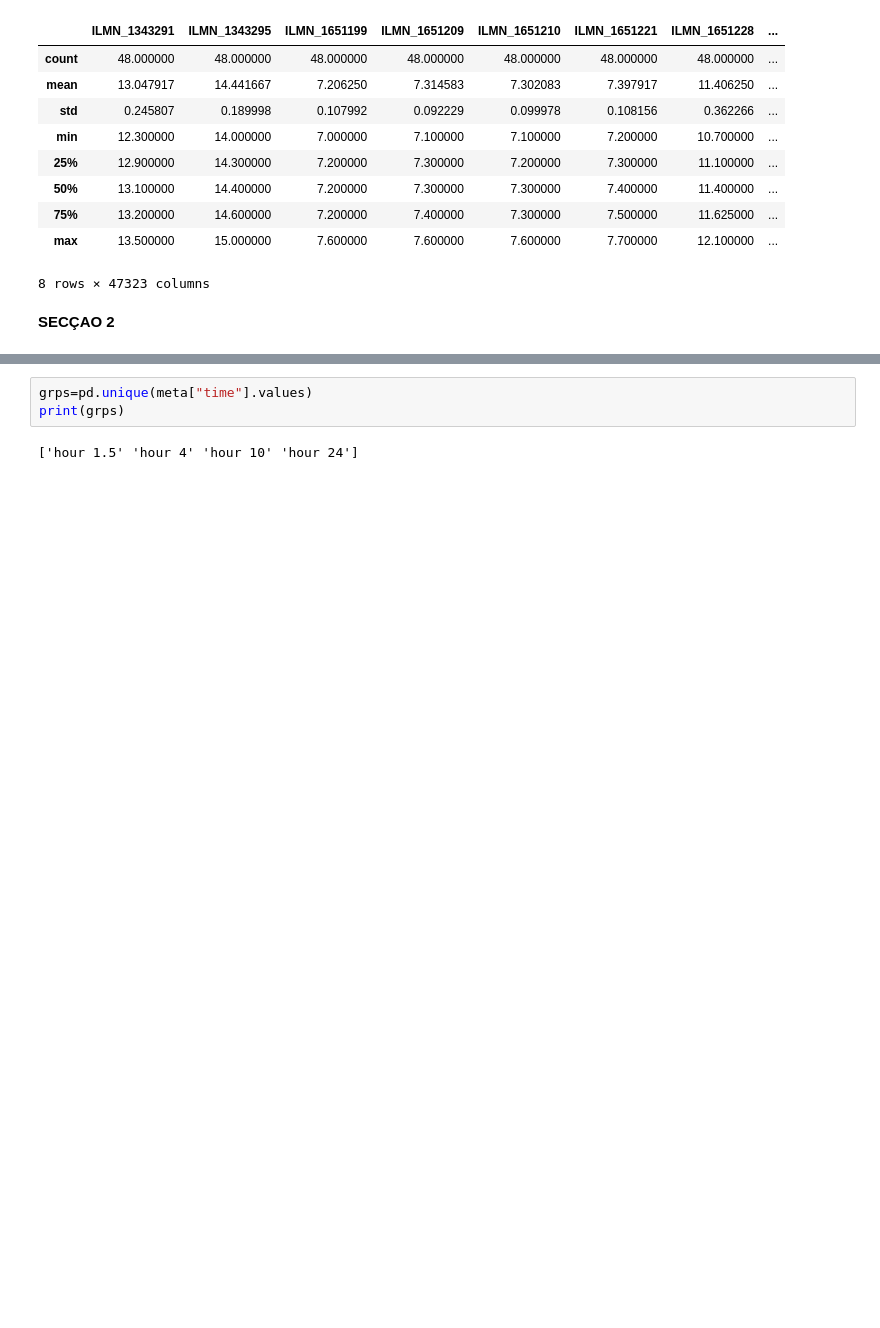
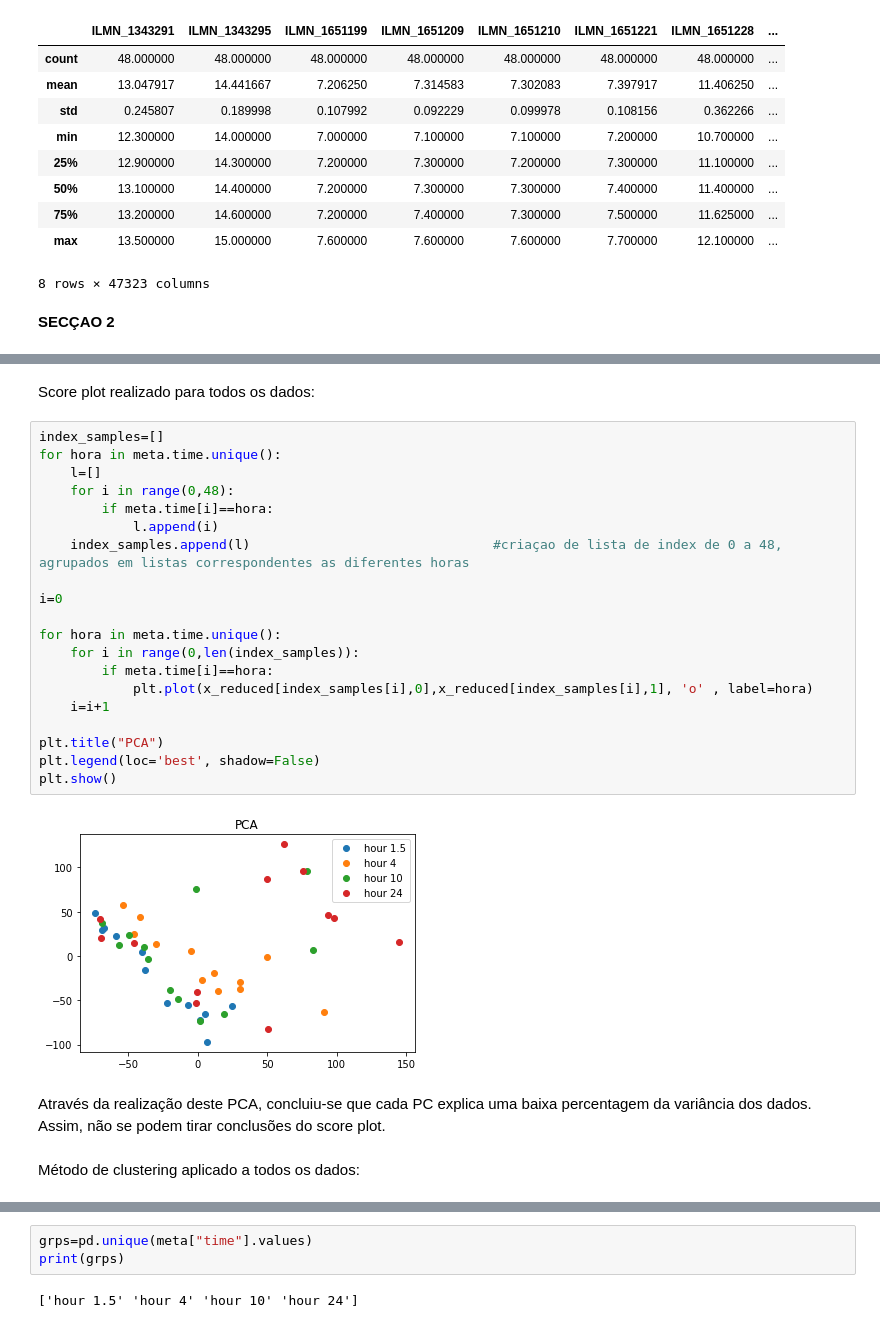
Before and after one commit to monicaccmartins/Bioinformatica, a Jupyter notebook: Bionf - projeto/PROJETO.ipynb, the cells around one changed output, grey strips where cells are left out. Saved outputs shown, nothing was run; the diff lists cells and outputs as text; blank space fills up the shorter version.

```diff
--- a/Bionf - projeto/PROJETO.ipynb
+++ b/Bionf - projeto/PROJETO.ipynb
@@ -196,3 +194,31 @@ Análise estatística
+# %% [markdown]
+Score plot realizado para todos os dados:
+# %%
+index_samples=[]
+for hora in meta.time.unique():
+    l=[]
+    for i in range(0,48):
+        if meta.time[i]==hora:
+            l.append(i)
+    index_samples.append(l)                               #criaçao de lista de index de 0 a 48, agrupados em listas correspondentes as diferentes horas
+
+i=0
+
+for hora in meta.time.unique():
+    for i in range(0,len(index_samples)):
+        if meta.time[i]==hora:
+            plt.plot(x_reduced[index_samples[i],0],x_reduced[index_samples[i],1], 'o' , label=hora)
+    i=i+1
+
+plt.title("PCA")
+plt.legend(loc='best', shadow=False)
+plt.show()
+# %% [output]
+[figure, added]
+# %% [markdown]
+Através da realização deste PCA, concluiu-se que cada PC explica uma baixa percentagem da variância dos dados. Assim, não se podem tirar conclusões do score plot.
+# %% [markdown]
+Método de clustering aplicado a todos os dados:
 # %%
 k=4
 kmeans = KMeans(n_clusters=k, max_iter=1000)
```
Also changed, not shown: parts of 40 cells of this notebook.
